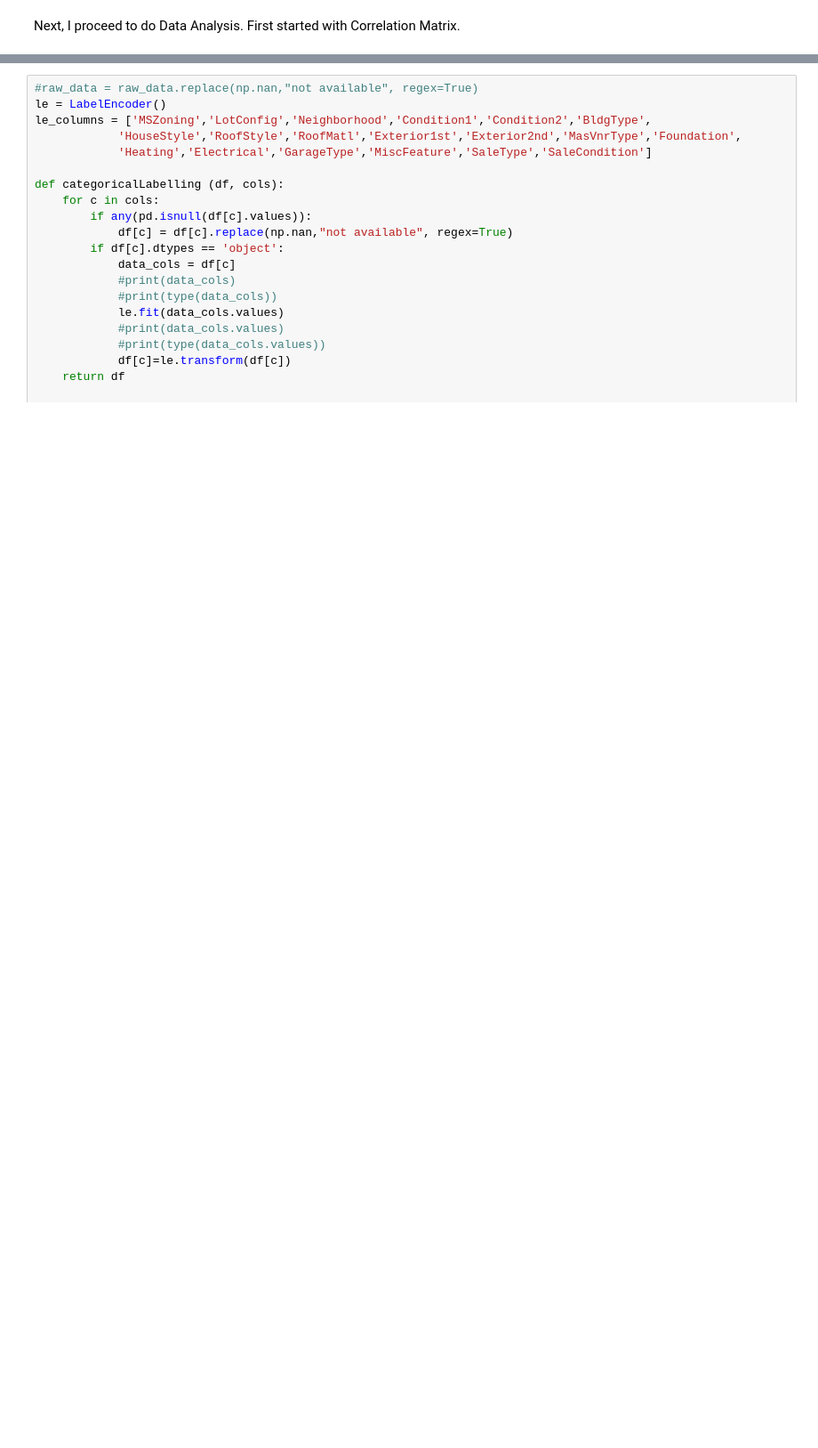
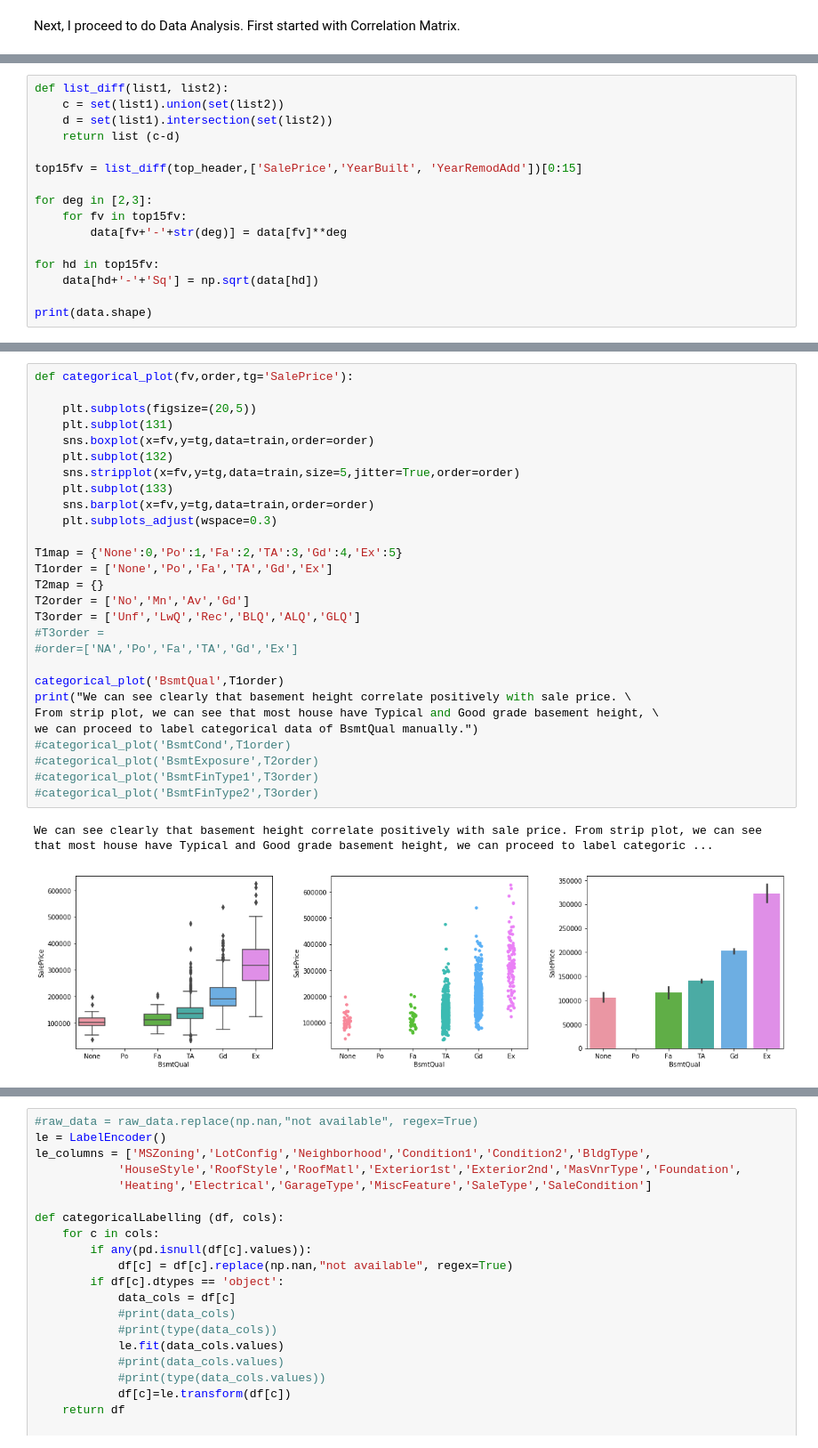
Before and after one commit to kaajun/kaggle-HousePrice, a Jupyter notebook: HousePrices/KaggleHousePrices.ipynb, the cells around one changed output, grey strips where cells are left out. Shown at 89% size. Saved outputs shown, nothing was run; the diff lists cells and outputs as text; blank space fills up the shorter version.

```diff
--- a/HousePrices/KaggleHousePrices.ipynb
+++ b/HousePrices/KaggleHousePrices.ipynb
@@ -180,0 +245,16 @@ First started with Correlation Matrix.
+# %%
+def list_diff(list1, list2):
+    c = set(list1).union(set(list2))
+    d = set(list1).intersection(set(list2))
+    return list (c-d)
+
+top15fv = list_diff(top_header,['SalePrice','YearBuilt', 'YearRemodAdd'])[0:15]
+
+for deg in [2,3]:
+    for fv in top15fv:
+        data[fv+'-'+str(deg)] = data[fv]**deg
+
+for hd in top15fv:
+    data[hd+'-'+'Sq'] = np.sqrt(data[hd])
+
+print(data.shape)
@@ -180,0 +273,31 @@ First started with Correlation Matrix.
+# %%
+def categorical_plot(fv,order,tg='SalePrice'):
+
+    plt.subplots(figsize=(20,5))
+    plt.subplot(131)
+    sns.boxplot(x=fv,y=tg,data=train,order=order)
+    plt.subplot(132)
+    sns.stripplot(x=fv,y=tg,data=train,size=5,jitter=True,order=order)
+    plt.subplot(133)
+    sns.barplot(x=fv,y=tg,data=train,order=order)
+    plt.subplots_adjust(wspace=0.3)
+
+T1map = {'None':0,'Po':1,'Fa':2,'TA':3,'Gd':4,'Ex':5}
+T1order = ['None','Po','Fa','TA','Gd','Ex']
+T2map = {}
+T2order = ['No','Mn','Av','Gd']
+T3order = ['Unf','LwQ','Rec','BLQ','ALQ','GLQ']
+#T3order =
+#order=['NA','Po','Fa','TA','Gd','Ex']
+
+categorical_plot('BsmtQual',T1order)
+print("We can see clearly that basement height correlate positively with sale price. \
+From strip plot, we can see that most house have Typical and Good grade basement height, \
+we can proceed to label categorical data of BsmtQual manually.")
+#categorical_plot('BsmtCond',T1order)
+#categorical_plot('BsmtExposure',T2order)
+#categorical_plot('BsmtFinType1',T3order)
+#categorical_plot('BsmtFinType2',T3order)
+# %% [output]
+We can see clearly that basement height correlate positively with sale price. From strip plot, we can see that most house have Typical and Good grade basement height, we can proceed to label categoric ...
+[figure, added]
```
Also changed, not shown: parts of 14 cells of this notebook.
